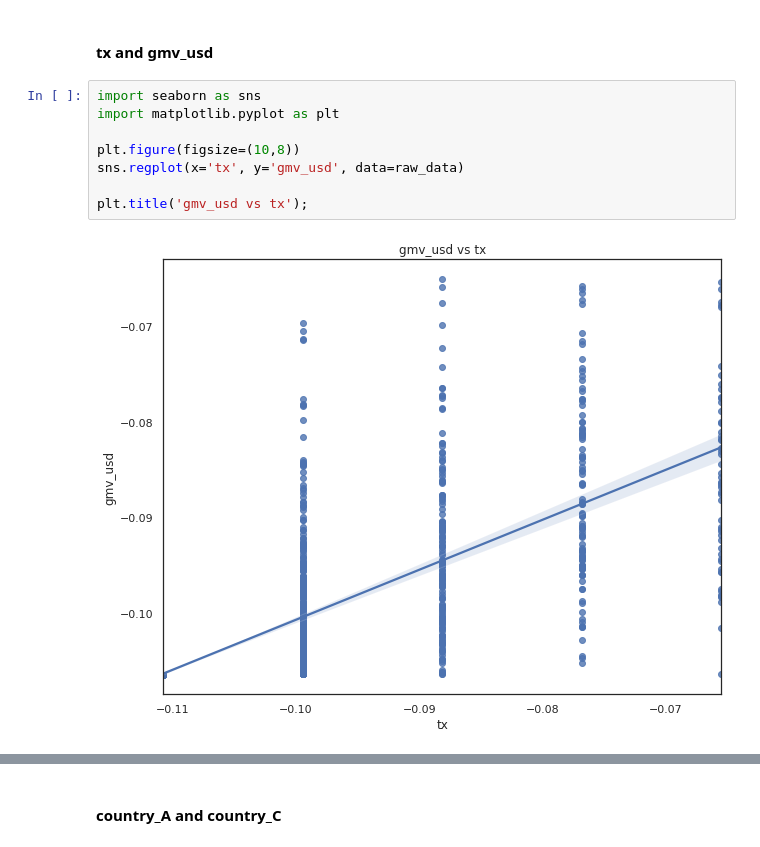
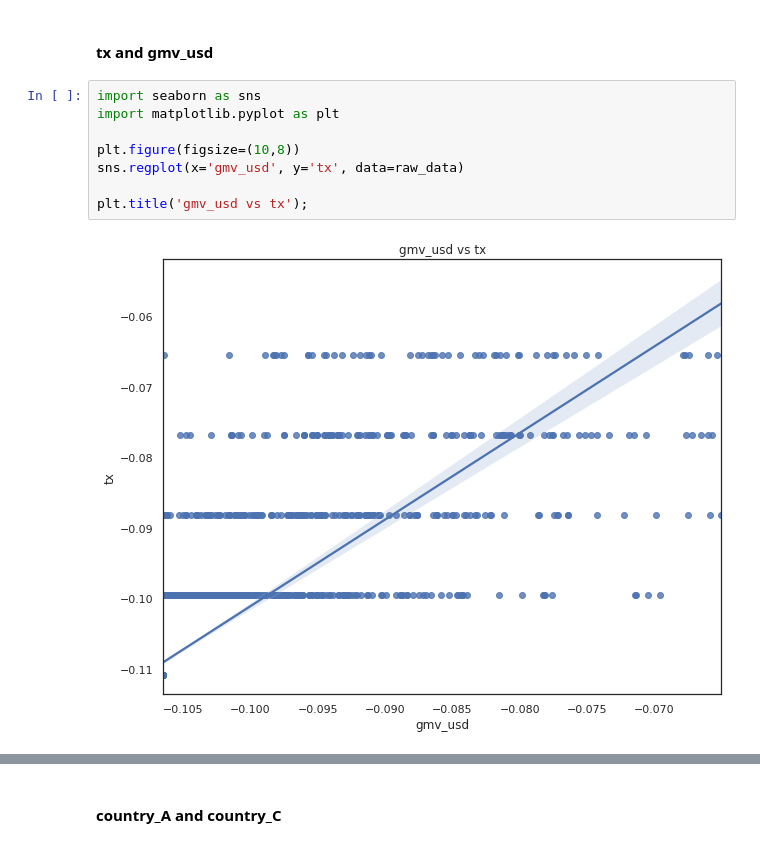
Before and after one commit to marcosmedvescig/thesis_survival_models_for_predicting_churn, a Jupyter notebook: eda.ipynb, the cells around one changed output, grey strips where cells are left out. Drawn from its saved outputs; the diff is of its cells as text.

```diff
--- a/eda.ipynb
+++ b/eda.ipynb
@@ -267,13 +266,13 @@ dtype: float64
 # %%
 import seaborn as sns
 import matplotlib.pyplot as plt
 
 plt.figure(figsize=(10,8))
-sns.regplot(x='tx', y='gmv_usd', data=raw_data)
+sns.regplot(x='gmv_usd', y='tx', data=raw_data)
 
 plt.title('gmv_usd vs tx');
 # %% [output]
-[figure, old version]
+[figure, new version]
 # %%
 import statsmodels.api as sm
 
```
Also changed, not shown: parts of 3 cells of this notebook.
